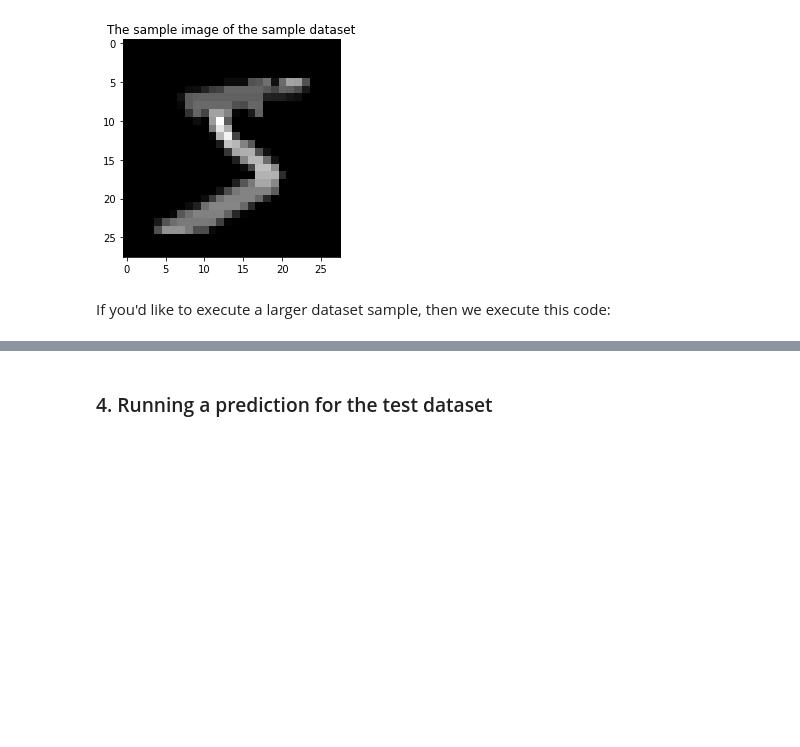
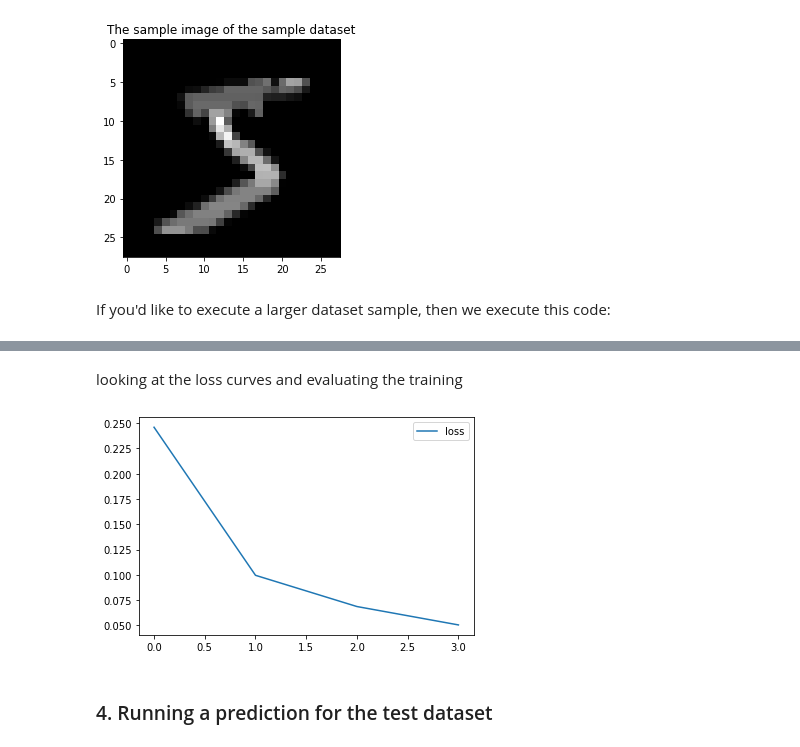
Before and after one commit to S-Osman4/Kaggle, a Jupyter notebook: teach-a-neural-network-to-read-handwriting.ipynb, the cells around one changed output, grey strips where cells are left out. Saved outputs shown, nothing was run; the diff lists cells and outputs as text; code cells hidden in the pictures; blank space fills up the shorter version.

```diff
--- a/teach-a-neural-network-to-read-handwriting.ipynb
+++ b/teach-a-neural-network-to-read-handwriting.ipynb
@@ -138,5 +147,5 @@ model.add(tf.keras.layers.Dense(10, activation=tf.nn.softmax))
 model.compile(optimizer="adam",
               loss='sparse_categorical_crossentropy',
               metrics=['accuracy'])
-model.fit(x_train,y_train, epochs=4)
+history = model.fit(x_train,y_train, epochs=4)
 # %% [output]
@@ -154,3 +162,13 @@ Epoch 4/4
+# %% [markdown]
+looking at the loss curves and evaluating the training
+# %%
+import pandas as pd
+
+history_df = pd.DataFrame(history.history)
+# Start the plot at epoch 0. You can change this to get a different view.
+history_df.loc[0:, ['loss']].plot();
+# %% [output]
+[figure, added]
 # %% [markdown]
 ### 4. Running a prediction for the test dataset
 # %%
```
Also changed, not shown: parts of 17 cells of this notebook.
